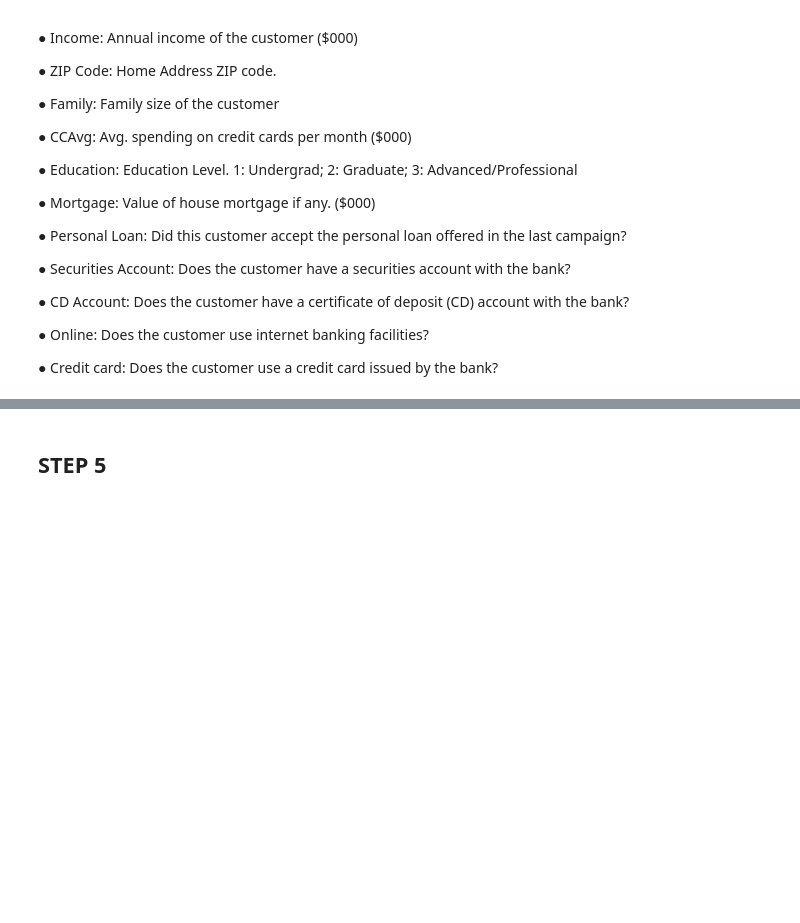
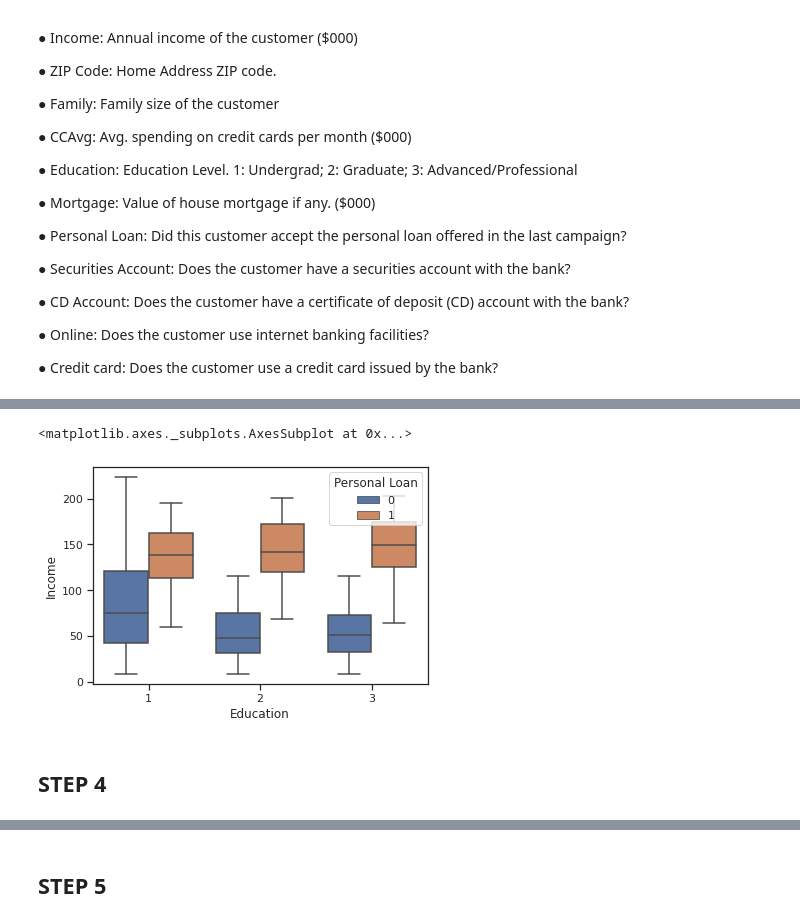
Before and after one commit to abelkmathew/Personal-Bank-loan-Prediction, a Jupyter notebook: ML_PROJECT_INTERNSHIPSTUDIO.ipynb, the cells around one changed output, grey strips where cells are left out. Saved outputs shown, nothing was run; the diff lists cells and outputs as text; code cells hidden in the pictures; blank space fills up the shorter version.

```diff
--- a/ML_PROJECT_INTERNSHIPSTUDIO.ipynb
+++ b/ML_PROJECT_INTERNSHIPSTUDIO.ipynb
@@ -149,0 +412,8 @@ print("Number of customers who do not accepted loan: {0} ({1:2.2f}%)".format(loa
+# %%
+#Bivariate analysis 3
+sns.boxplot(x='Education',y='Income',hue='Personal Loan',data=df)
+# %% [output]
+<matplotlib.axes._subplots.AxesSubplot at 0x...>
+[figure, added]
+# %% [markdown]
+## **STEP 4**
```
Also changed, not shown: parts of 97 cells of this notebook.
